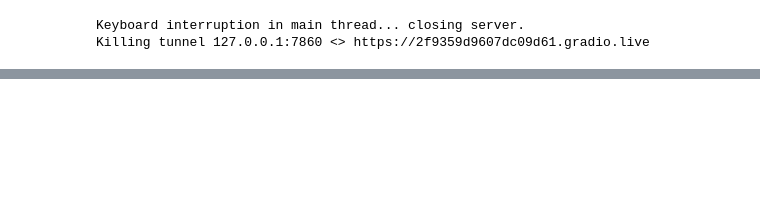
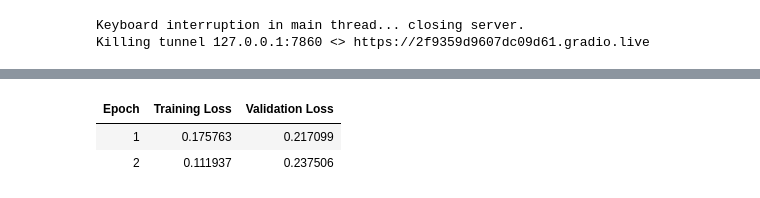
Before and after one commit to nalgo-intern/xxx, a Jupyter notebook: hello.ipynb, the cells around one changed output, grey strips where cells are left out. Saved outputs shown, nothing was run; the diff lists cells and outputs as text; code cells hidden in the pictures; blank space fills up the shorter version.

```diff
--- a/hello.ipynb
+++ b/hello.ipynb
@@ -641,0 +700,80 @@ Killing tunnel 127.0.0.1:7860 <> https://2f9359d9607dc09d61.gradio.live
+# %%
+import pandas as pd
+import torch
+from torch.utils.data import Dataset
+from transformers import AutoTokenizer, AutoModelForSequenceClassification, Trainer, TrainingArguments
+from sklearn.model_selection import train_test_split
+
+# ----------------------------------------------------
+# 1. 前処理：ポジティブ文とネガティブ文を1つのデータフレームに結合
+# ----------------------------------------------------
+# df_hotel は読み込み済みのホテルデータとします
+# 無意味なテキスト("No Negative", "No Positive")を除外
+pos_df = df_hotel[df_hotel['Positive_Review'].str.strip() != 'No Positive'][['Positive_Review']].rename(columns={'Positive_Review': 'text'})
+pos_df['label'] = 1  # ポジティブ = 1
+
+neg_df = df_hotel[df_hotel['Negative_Review'].str.strip() != 'No Negative'][['Negative_Review']].rename(columns={'Negative_Review': 'text'})
+neg_df['label'] = 0  # ネガティブ = 0
+
+# サンプリング（学習時間を短正するため各5,000件ずつ抽出。本番は増やしてください）
+dataset_df = pd.concat([pos_df.sample(5000, random_state=42), neg_df.sample(5000, random_state=42)]).reset_index(drop=True)
+
+# 訓練データと検証データに分割
+train_texts, val_texts, train_labels, val_labels = train_test_split(
+    dataset_df['text'].tolist(), dataset_df['label'].tolist(), test_size=0.2, random_state=42
+)
+
+# ----------------------------------------------------
+# 2. トークナイザーとモデルのロード
+# ----------------------------------------------------
+MODEL_NAME = "roberta-base" # 英語の高精度モデル
+tokenizer = AutoTokenizer.from_pretrained(MODEL_NAME)
+model = AutoModelForSequenceClassification.from_pretrained(MODEL_NAME, num_labels=2)
+
+# PyTorch用 Dataset クラス
+class HotelReviewDataset(Dataset):
+    def __init__(self, texts, labels, tokenizer, max_len=128):
+        self.encodings = tokenizer(texts, truncation=True, padding=True, max_length=max_len)
+        self.labels = labels
+
+    def __getitem__(self, idx):
+        item = {key: torch.tensor(val[idx]) for key, val in self.encodings.items()}
+        item['labels'] = torch.tensor(self.labels[idx])
+        return item
+
+    def __len__(self):
+        return len(self.labels)
+
+train_dataset = HotelReviewDataset(train_texts, train_labels, tokenizer)
+val_dataset = HotelReviewDataset(val_texts, val_labels, tokenizer)
+
+# ----------------------------------------------------
+# 3. ファインチューニング（学習）の実行
+# ----------------------------------------------------
+training_args = TrainingArguments(
+    output_dir='./results_hotel',
+    num_train_epochs=2,              # エポック数
+    per_device_train_batch_size=16,  # バッチサイズ
+    per_device_eval_batch_size=32,
+    eval_strategy="epoch",
+    save_strategy="epoch",
+    learning_rate=2e-5,
+    logging_steps=100,
+    fp16=True,                       # T4 GPU利用時は高速化
+)
+
+trainer = Trainer(
+    model=model,
+    args=training_args,
+    train_dataset=train_dataset,
+    eval_dataset=val_dataset,
+)
+
+# 学習スタート！
+trainer.train()
+
+# 学習済みモデルの保存
+model.save_pretrained("./fine_tuned_hotel_model")
+tokenizer.save_pretrained("./fine_tuned_hotel_model")
+print("ホテル用モデルのファインチューニング完了！")
+# %% [output]
@@ -641,0 +797,3 @@ Killing tunnel 127.0.0.1:7860 <> https://2f9359d9607dc09d61.gradio.live
+| Epoch | Training Loss | Validation Loss |
+| 1 | 0.175763 | 0.217099 |
+| 2 | 0.111937 | 0.237506 |
```
Also changed, not shown: parts of 5 cells of this notebook.
